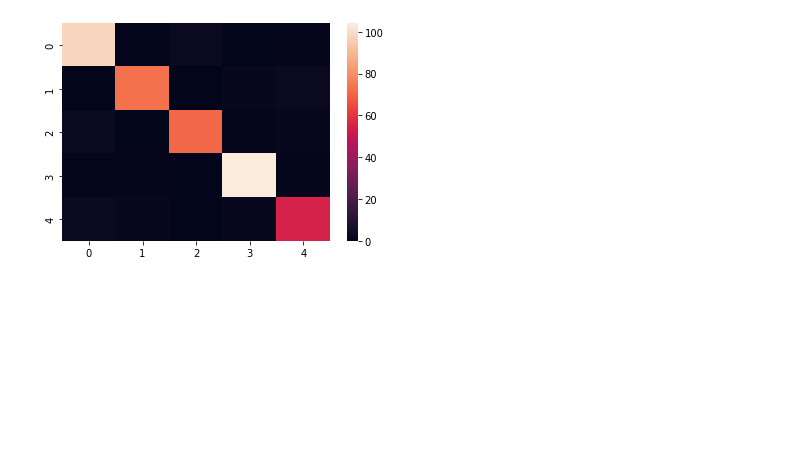
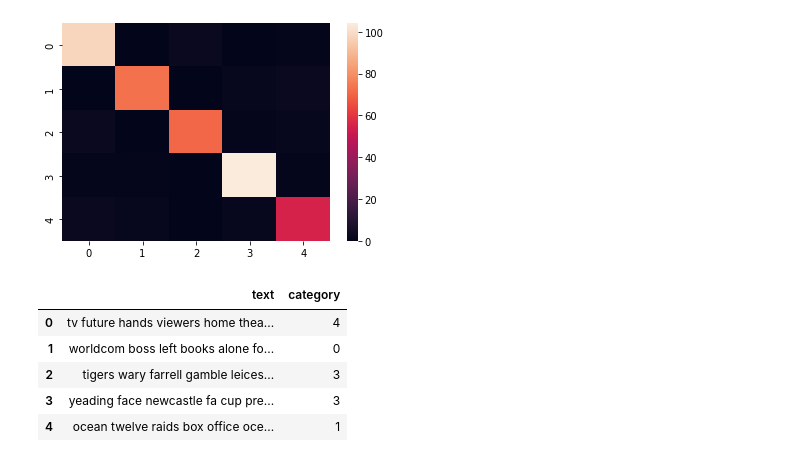
Before and after one commit to josephjvalavi/miniproject, a Jupyter notebook: projectmini.ipynb, the cells around one changed output. Saved outputs shown, nothing was run; the diff lists cells and outputs as text; code cells hidden in the pictures; blank space fills up the shorter version.

```diff
--- a/projectmini.ipynb
+++ b/projectmini.ipynb
@@ -436,0 +438,12 @@ new="Parineeti defends emotional stories on reality shows: We are never given sc
+# %%
+bbc = pd.DataFrame()
+bbc['text'] = df['text-parsed']
+bbc['category'] = df['category_encoded']
+bbc.head()
+# %% [output]
+|  | text | category |
+| 0 | tv future hands viewers home thea... | 4 |
+| 1 | worldcom boss left books alone fo... | 0 |
+| 2 | tigers wary farrell gamble leices... | 3 |
+| 3 | yeading face newcastle fa cup pre... | 3 |
+| 4 | ocean twelve raids box office oce... | 1 |
```
Also changed, not shown: parts of 11 cells of this notebook.
